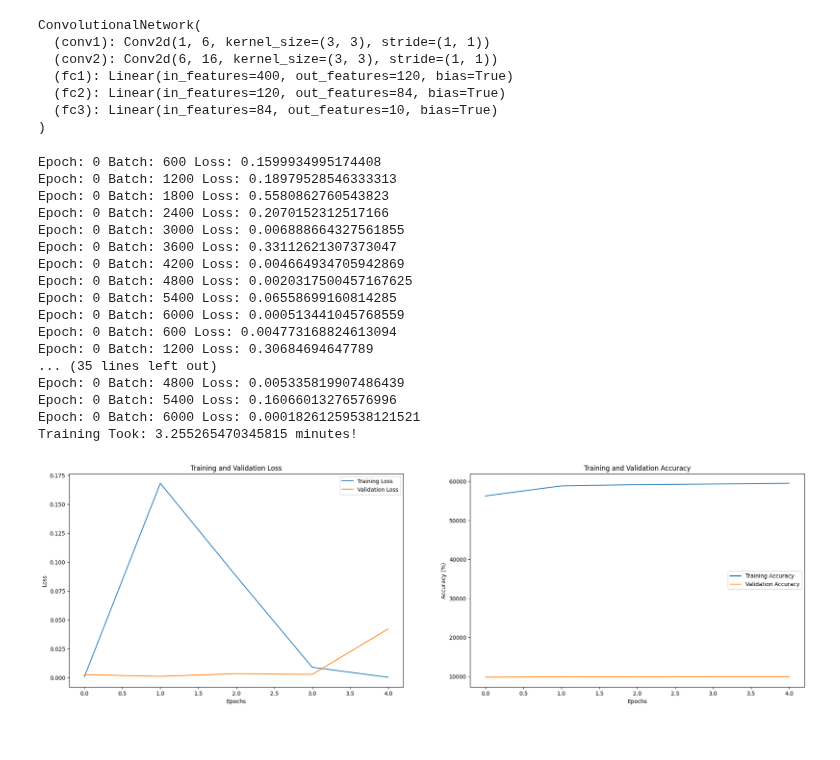
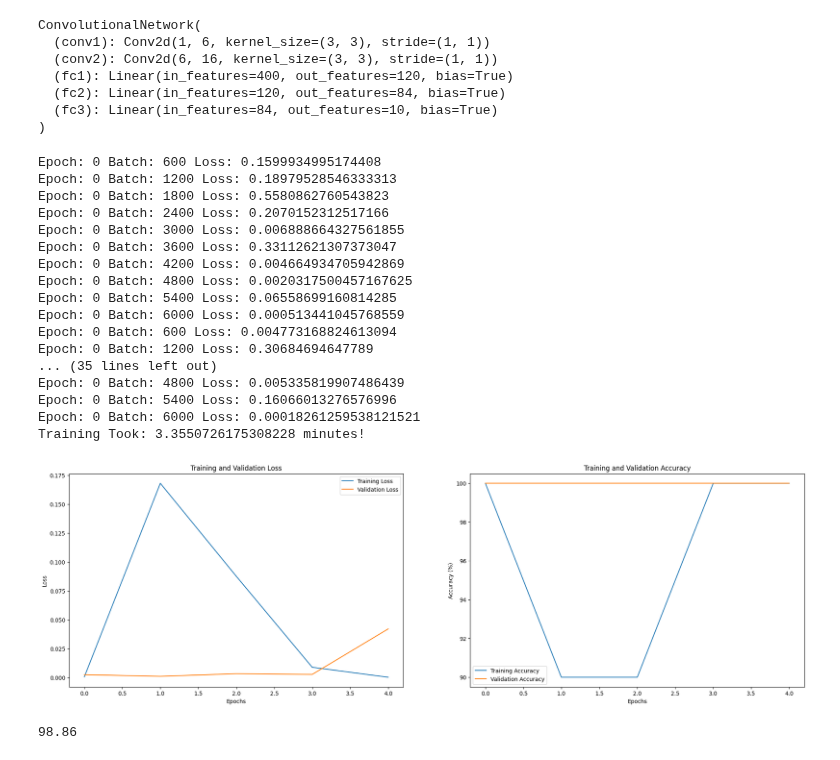
Before and after one commit to robinyUArizona/PyTorch-Deep-Learning, a Jupyter notebook: convolutional_NeuralNetwork.ipynb, the cells around one changed output. Saved outputs shown, nothing was run; the diff lists cells and outputs as text; code cells hidden in the pictures.

```diff
--- a/convolutional_NeuralNetwork.ipynb
+++ b/convolutional_NeuralNetwork.ipynb
@@ -154,8 +154,8 @@ start_time = time.time()
 epochs = 5
 train_losses = []
 val_losses = []
-train_correct = []
-val_correct = []
+train_accuracies = []
+val_accuracies = []
 
 # For Loop of Epochs
 for epoch in range(epochs):
@@ -171,7 +171,8 @@ for epoch in range(epochs):
         # Calculate accuracy
         _, predicted = torch.max(y_pred, 1)
         batch_correct = (predicted == y_train).sum().item()
-        trn_corr += batch_correct
+        train_accuracy = 100 * batch_correct / y_train.size(0)
+        # trn_corr += train_accuracy
 
         # Update our parameters
         optimizer.zero_grad()
@@ -183,7 +184,7 @@ for epoch in range(epochs):
             print(f"Epoch: {i} Batch: {b} Loss: {train_loss.item()}")
 
     train_losses.append(train_loss.detach().numpy())
-    train_correct.append(trn_corr)
+    train_accuracies.append(train_accuracy)
 
     # Test
     with torch.no_grad(): # No gradient so we dont updated our weights and biases with test
@@ -191,13 +192,16 @@ for epoch in range(epochs):
             b += 1
             y_val_pred = model.forward(X_test) # get predicted values from the training set
             val_loss = criterion(y_val_pred, y_test)
+
             # Calculate validation accuracy
             _, val_predicted = torch.max(y_val_pred, 1)
             batch_correct = (val_predicted == y_test).sum().item()
-            tst_corr += batch_correct
+            val_accuracy = 100 * batch_correct / y_test.size(0)
+            # tst_corr += val_accuracy
+
 
     val_losses.append(val_loss.detach().numpy())
-    val_correct.append(tst_corr)
+    val_accuracies.append(val_accuracy)
 
 #  # print
 #     if epoch%10 == 0:
@@ -226,29 +230,29 @@ Epoch: 0 Batch: 1200 Loss: 0.30684694647789
 Epoch: 0 Batch: 4800 Loss: 0.005335819907486439
 Epoch: 0 Batch: 5400 Loss: 0.16066013276576996
 Epoch: 0 Batch: 6000 Loss: 0.00018261259538121521
-Training Took: 3.255265470345815 minutes!
+Training Took: 3.3550726175308228 minutes!
 # %%
 # After training, plot the losses and accuracies
 plt.figure(figsize=(24, 7))
 
 # Plotting Training and Validation Loss
 plt.subplot(1, 2, 1)
 plt.plot(train_losses, label='Training Loss')
 plt.plot(val_losses, label='Validation Loss')
 plt.xlabel('Epochs')
 plt.ylabel('Loss')
 plt.title('Training and Validation Loss')
 plt.legend()
 
 # Plotting Training and Validation Accuracy
 plt.subplot(1, 2, 2)
-plt.plot(train_correct, label='Training Accuracy')
-plt.plot(val_correct, label='Validation Accuracy')
+plt.plot(train_accuracies, label='Training Accuracy')
+plt.plot(val_accuracies, label='Validation Accuracy')
 plt.xlabel('Epochs')
 plt.ylabel('Accuracy (%)')
 plt.title('Training and Validation Accuracy')
 plt.legend()
 
 plt.show()
 # %% [output]
-[figure, old version]
+[figure, new version]
@@ -254,0 +269,5 @@ plt.show()
+# %%
+# Did for correct
+correct.item() / len(test_data) * 100
+# %% [output]
+98.86
```
Also changed, not shown: parts of 9 cells of this notebook.
